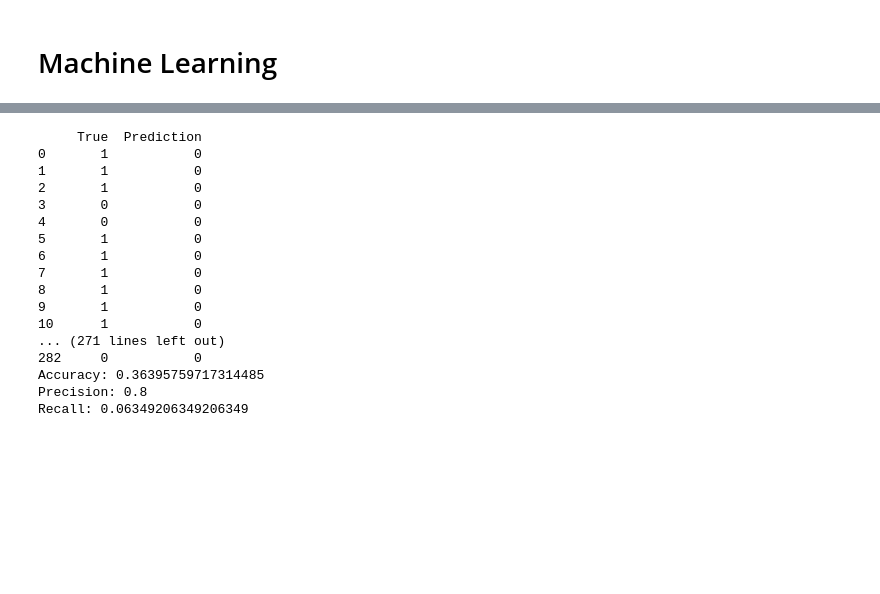
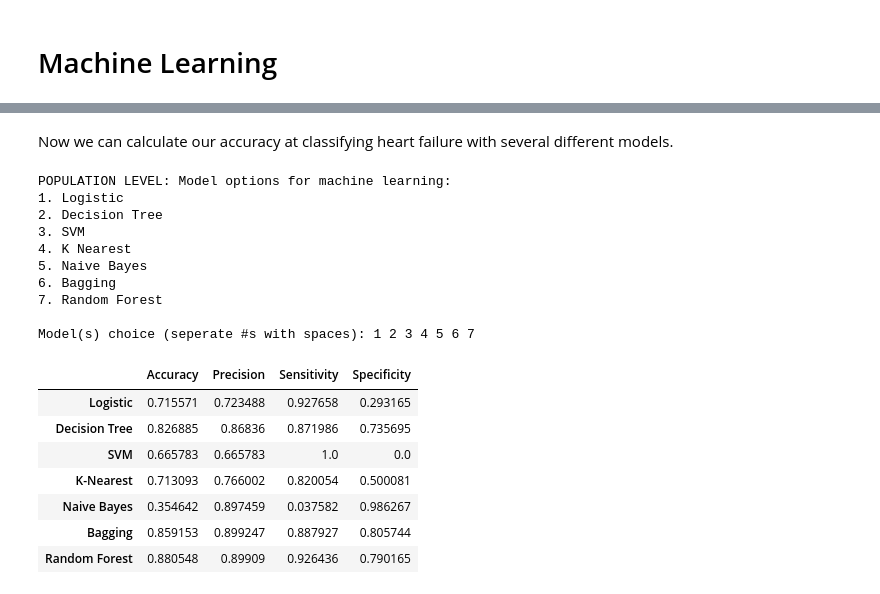
Before and after one commit to jozieLamp/PWV, a Jupyter notebook: demo.ipynb, the cells around one changed output, grey strips where cells are left out. Saved outputs shown, nothing was run; the diff lists cells and outputs as text; code cells hidden in the pictures; blank space fills up the shorter version.

```diff
--- a/demo.ipynb
+++ b/demo.ipynb
@@ -180,6 +77,0 @@ Recall: 0.8465608465608465
-# %%
-z, accuracy, precision, recall = pwv.sv(x_train, x_test, y_train, y_test)
-print(z)
-print("Accuracy:", accuracy)
-print("Precision:", precision)
-print("Recall:", recall)
@@ -204,6 +77,0 @@ Recall: 1.0
-# %%
-z, accuracy, precision, recall = pwv.KNeighbors(x_train, x_test, y_train, y_test)
-print(z)
-print("Accuracy:", accuracy)
-print("Precision:", precision)
-print("Recall:", recall)
@@ -228,24 +78,44 @@ Recall: 0.7936507936507936
-# %%
-z, accuracy, precision, recall = pwv.gaussianNB(x_train, x_test, y_train, y_test)
-print(z)
-print("Accuracy:", accuracy)
-print("Precision:", precision)
-print("Recall:", recall)
-# %% [output]
-     True  Prediction
-0       1           0
-1       1           0
-2       1           0
-3       0           0
-4       0           0
-5       1           0
-6       1           0
-7       1           0
-8       1           0
-9       1           0
-10      1           0
-... (271 lines left out)
-282     0           0
-Accuracy: 0.36395759717314485
-Precision: 0.8
-Recall: 0.06349206349206349
+# %% [markdown]
+Now we can calculate our accuracy at classifying heart failure with several different models.
+# %%
+#splitting data for classification
+x = metrics.iloc[:,2:26]
+y = metrics.iloc[:,26]
+# %%
+print("POPULATION LEVEL: Model options for machine learning:\n1. Logistic \n2. Decision Tree \n3. SVM \n4. K Nearest \n5. Naive Bayes \n6. Bagging \n7. Random Forest\n")
+choices = input('Model(s) choice (seperate #s with spaces): ')
+selected = [int(x) for x in choices.split()]
+
+columns=["Accuracy", "Precision", "Sensitivity", "Specificity"]
+rows=["Logistic", "Decision Tree", "SVM", "K-Nearest", "Naive Bayes", "Bagging", "Random Forest"]
+results = pd.DataFrame(columns=columns, index=rows)
+
+models = {1:pwv.logistic(x,y),2:pwv.decisionTree(x,y),3:pwv.sv(x,y),4:pwv.KNeighbors(x,y),5:pwv.gaussianNB(x,y),6:pwv.baggingClassifier(x,y),7:pwv.randomForestClassifier(x,y)}
+for choice in selected:
+    accuracy, precision, sensitivity, specificity = models[choice]
+    results.at[rows[choice-1],"Accuracy"] = accuracy
+    results.at[rows[choice-1],"Precision"] = precision
+    results.at[rows[choice-1],"Sensitivity"] = sensitivity
+    results.at[rows[choice-1],"Specificity"] = specificity
+
+results = results[~results.isnull().any(axis=1)]
+results
+# %% [output]
+POPULATION LEVEL: Model options for machine learning:
+1. Logistic
+2. Decision Tree
+3. SVM
+4. K Nearest
+5. Naive Bayes
+6. Bagging
+7. Random Forest
+
+Model(s) choice (seperate #s with spaces): 1 2 3 4 5 6 7
+|  | Accuracy | Precision | Sensitivity | Specificity |
+| Logistic | 0.715571 | 0.723488 | 0.927658 | 0.293165 |
+| Decision Tree | 0.826885 | 0.86836 | 0.871986 | 0.735695 |
+| SVM | 0.665783 | 0.665783 | 1.0 | 0.0 |
+| K-Nearest | 0.713093 | 0.766002 | 0.820054 | 0.500081 |
+| Naive Bayes | 0.354642 | 0.897459 | 0.037582 | 0.986267 |
+| Bagging | 0.859153 | 0.899247 | 0.887927 | 0.805744 |
+| Random Forest | 0.880548 | 0.89909 | 0.926436 | 0.790165 |
```
Also changed, not shown: parts of 17 cells of this notebook, 1 other file.
